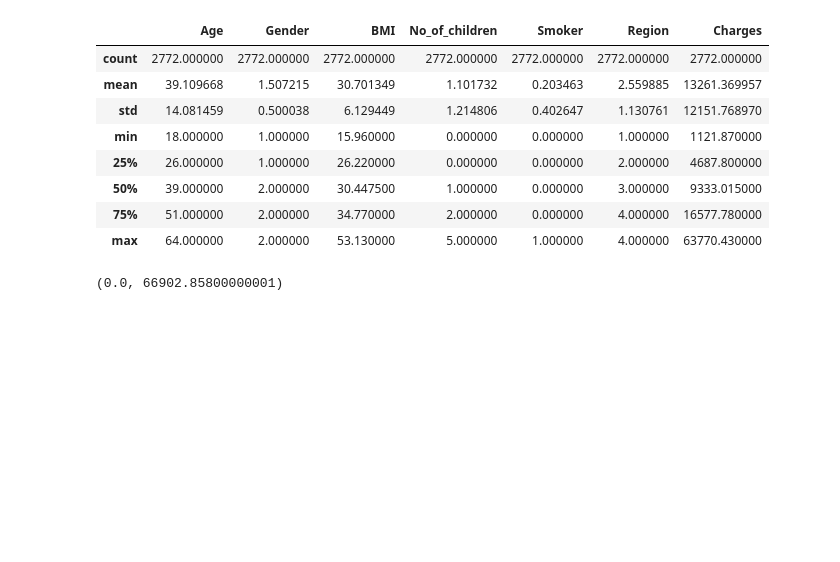
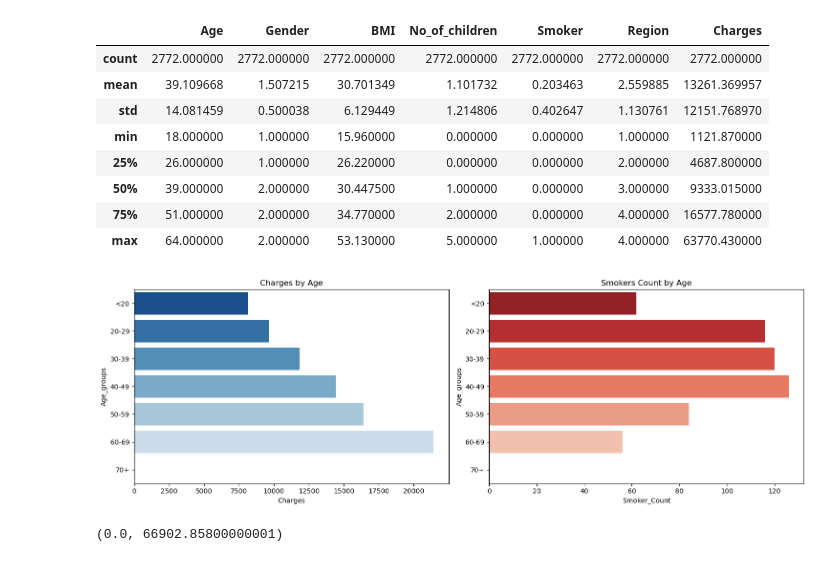
Before and after one commit to Sahil-Sahu-hub/Predictive-Modeling-of-Insurance-Premiums, a Jupyter notebook: Medical Insurance charges prediction.ipynb, the cells around one changed output. Drawn from its saved outputs; the diff is of its cells as text; code cells hidden in the pictures; blank space fills up the shorter version.

```diff
--- a/Medical Insurance charges prediction.ipynb
+++ b/Medical Insurance charges prediction.ipynb
@@ -132,6 +132,29 @@ df.describe()
 | 50% | 39.000000 | 2.000000 | 30.447500 | 1.000000 | 0.000000 | 3.000000 | 9333.015000 |
 | 75% | 51.000000 | 2.000000 | 34.770000 | 2.000000 | 0.000000 | 4.000000 | 16577.780000 |
 | max | 64.000000 | 2.000000 | 53.130000 | 5.000000 | 1.000000 | 4.000000 | 63770.430000 |
+# %%
+bins = [0,20,30,40,50,60,70,80]
+labels = ['<20','20-29','30-39','40-49','50-59','60-69','70+']
+df['Age_groups'] = pd.cut(df['Age'], bins=bins, labels=labels, right=False)
+
+plt.figure(figsize=(15,5))
+
+plt.subplot(1,2,1)
+sns.barplot(y='Age_groups', x='Charges', data=df, palette= 'Blues_r',errorbar=None)
+plt.title('Charges by Age')
+
+plt.subplot(1,2,2)
+
+smoker_counts = df[df['Smoker'] == 1].groupby('Age_groups').size().reset_index(name='Smoker_Count')
+all_age_groups = df['Age_groups'].unique()
+smoker_counts = smoker_counts.set_index('Age_groups').reindex(all_age_groups, fill_value=0).reset_index()
+
+sns.barplot(y='Age_groups', x='Smoker_Count', data=smoker_counts, palette='Reds_r')
+plt.title('Smokers Count by Age')
+plt.tight_layout()
+plt.show()
+# %% [output]
+[figure, added]
 # %%
 sns.regplot(x = 'BMI',y = 'Charges',data = df,line_kws={'color':'red'})
 plt.ylim(0,)
```
Also changed, not shown: parts of 6 cells of this notebook.
